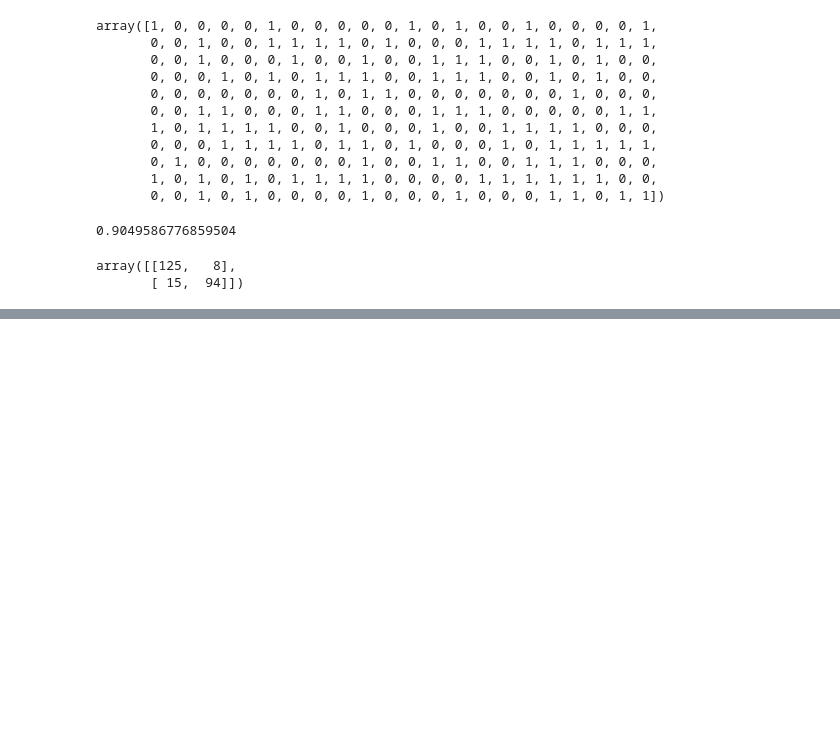
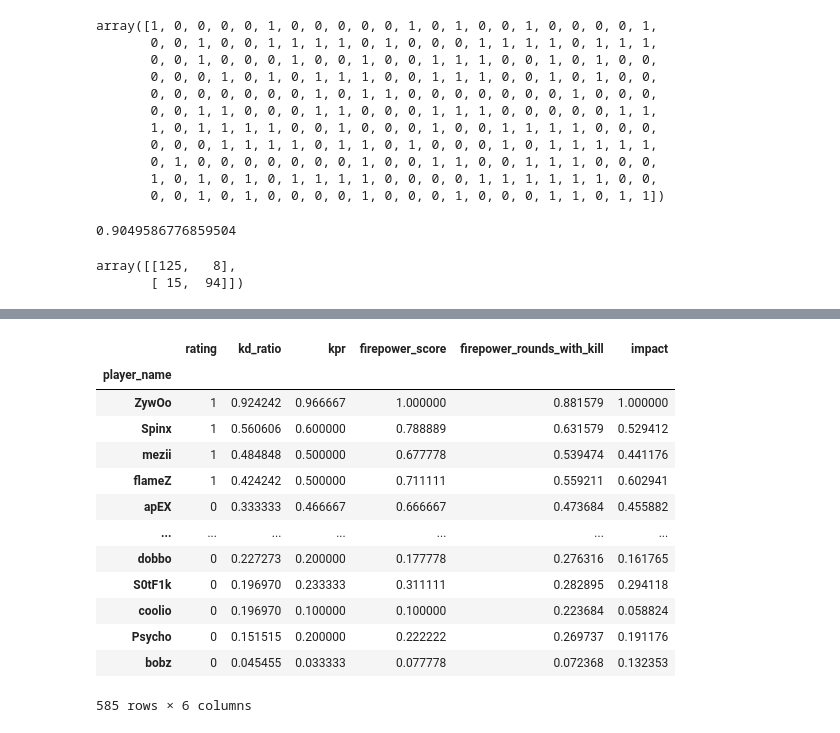
Before and after one commit to SikoticVinyl/VictorVis, a Jupyter notebook: ModelFiles/logisticregression.ipynb, the cells around one changed output, grey strips where cells are left out. Saved outputs shown, nothing was run; the diff lists cells and outputs as text; code cells hidden in the pictures; blank space fills up the shorter version.

```diff
--- a/ModelFiles/logisticregression.ipynb
+++ b/ModelFiles/logisticregression.ipynb
@@ -463,0 +472,18 @@ array([[125,   8],
+# %%
+team_players_featured = team_players[['rating', 'kd_ratio', 'kpr', 'firepower_score', 'firepower_rounds_with_kill', 'impact']]
+team_players_featured
+# %% [output]
+|  | rating | kd_ratio | kpr | firepower_score | firepower_rounds_with_kill | impact |
+| player_name |  |  |  |  |  |  |
+| ZywOo | 1 | 0.924242 | 0.966667 | 1.000000 | 0.881579 | 1.000000 |
+| Spinx | 1 | 0.560606 | 0.600000 | 0.788889 | 0.631579 | 0.529412 |
+| mezii | 1 | 0.484848 | 0.500000 | 0.677778 | 0.539474 | 0.441176 |
+| flameZ | 1 | 0.424242 | 0.500000 | 0.711111 | 0.559211 | 0.602941 |
+| apEX | 0 | 0.333333 | 0.466667 | 0.666667 | 0.473684 | 0.455882 |
+| ... | ... | ... | ... | ... | ... | ... |
+| dobbo | 0 | 0.227273 | 0.200000 | 0.177778 | 0.276316 | 0.161765 |
+| S0tF1k | 0 | 0.196970 | 0.233333 | 0.311111 | 0.282895 | 0.294118 |
+| coolio | 0 | 0.196970 | 0.100000 | 0.100000 | 0.223684 | 0.058824 |
+| Psycho | 0 | 0.151515 | 0.200000 | 0.222222 | 0.269737 | 0.191176 |
+| bobz | 0 | 0.045455 | 0.033333 | 0.077778 | 0.072368 | 0.132353 |
+585 rows × 6 columns
```
Also changed, not shown: parts of 8 cells of this notebook, 1 other file.
